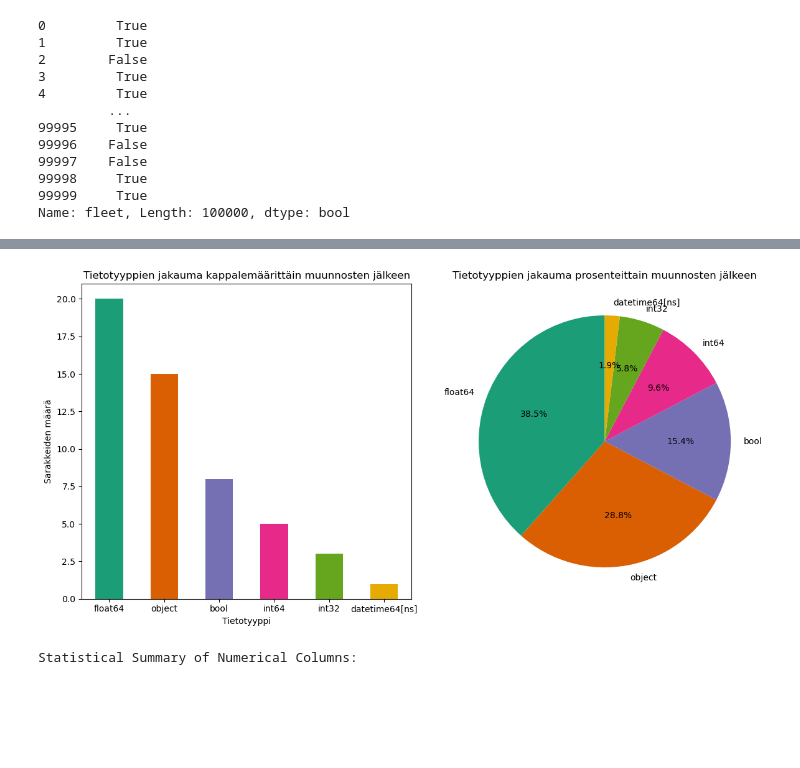
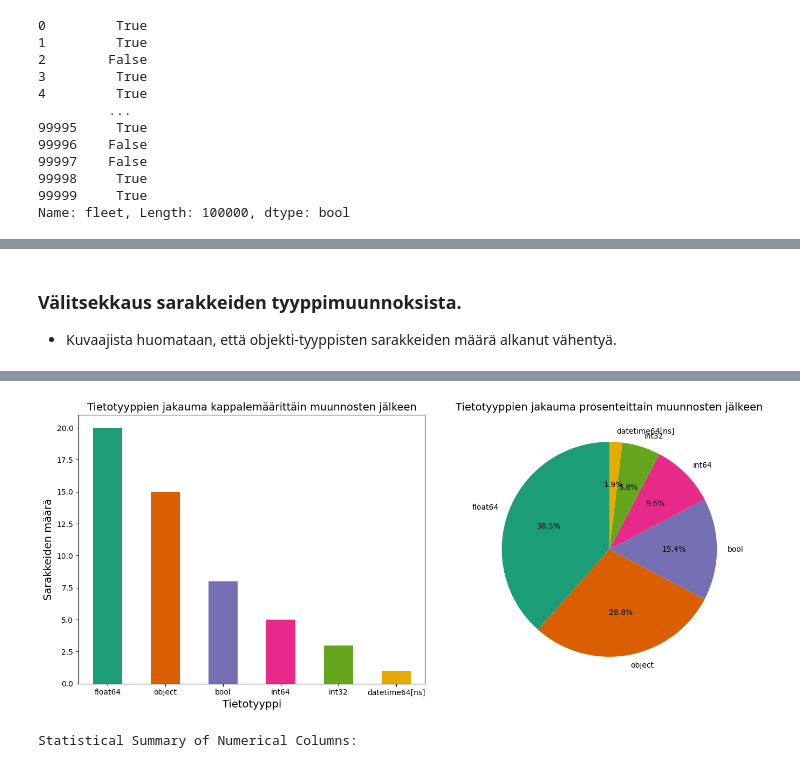
Before and after one commit to JermuSo/aida_project_group1, a Jupyter notebook: docs/Phase 3/phase_3_results.ipynb, the cells around one changed output, grey strips where cells are left out. Drawn from its saved outputs; the diff is of its cells as text; code cells hidden in the pictures; blank space fills up the shorter version.

```diff
--- a/docs/Phase 3/phase_3_results.ipynb
+++ b/docs/Phase 3/phase_3_results.ipynb
@@ -43,12 +43,12 @@ print("Data loaded successfully.")
 # %% [output]
 Data loaded successfully.
 # %%
-'''import pandas as pd
+import pandas as pd
 from tqdm import tqdm
 import warnings
 warnings.filterwarnings('ignore')
 
 
 file_path = r"C:\Users\Omistaja\Desktop\AI_DA-projekti1\aida-projekti-syksy-2024-ryhma-1\docs\us_used_cars\used_cars_data.csv"
-dataframe = pd.read_csv(file_path, nrows=100000)'''
+dataframe = pd.read_csv(file_path, nrows=100000)
 # %% [markdown]
@@ -326,3 +344,7 @@ Välitsekkaus sarakkeiden tyyppimuunnoksista.
+# %% [markdown]
+### Välitsekkaus sarakkeiden tyyppimuunnoksista.
+
+- Kuvaajista huomataan, että objekti-tyyppisten sarakkeiden määrä alkanut vähentyä.
 # %%
 dataframe.info()
 # %% [output]
@@ -346,39 +368,40 @@ memory usage: 33.2+ MB
 # %%
 import matplotlib.pyplot as plt
 
 data_types_plot2 = dataframe.dtypes.value_counts()
 colors = cm.Dark2.colors
 
-fig, axes = plt.subplots(1, 2, figsize=(12,6))
+fig, axes = plt.subplots(1, 2, figsize=(14,6))
 
 # Barplot
 data_types_plot2.plot(
     kind="bar",
     ax=axes[0],
-    title="Tietotyyppien jakauma kappalemäärittäin muunnosten jälkeen",
-    xlabel="Tietotyyppi",
-    ylabel="Sarakkeiden määrä",
     color=colors
 )
 
 axes[0].tick_params(axis="x", rotation=0)
+axes[0].set_title("Tietotyyppien jakauma kappalemäärittäin muunnosten jälkeen", fontsize=14)
+axes[0].set_xlabel("Tietotyyppi", fontsize=14)
+axes[0].set_ylabel("Sarakkeiden määrä", fontsize=14)
 
 # Pie
 data_types_plot2.plot(
     kind="pie",
     ax=axes[1],
     autopct="%1.1f%%",
     startangle=90,
-    title="Tietotyyppien jakauma prosenteittain muunnosten jälkeen",
     ylabel="",
     colors=colors
 )
 
+axes[1].set_title("Tietotyyppien jakauma prosenteittain muunnosten jälkeen", fontsize=14)
+
 # Show the plot
 plt.tight_layout()
 plt.show()
 # %% [output]
-[figure, old version]
+[figure, new version]
 # %%
 print("Statistical Summary of Numerical Columns:")
 dataframe = dataframe.query('year >= 1990')
```
Also changed, not shown: parts of 33 cells of this notebook.
